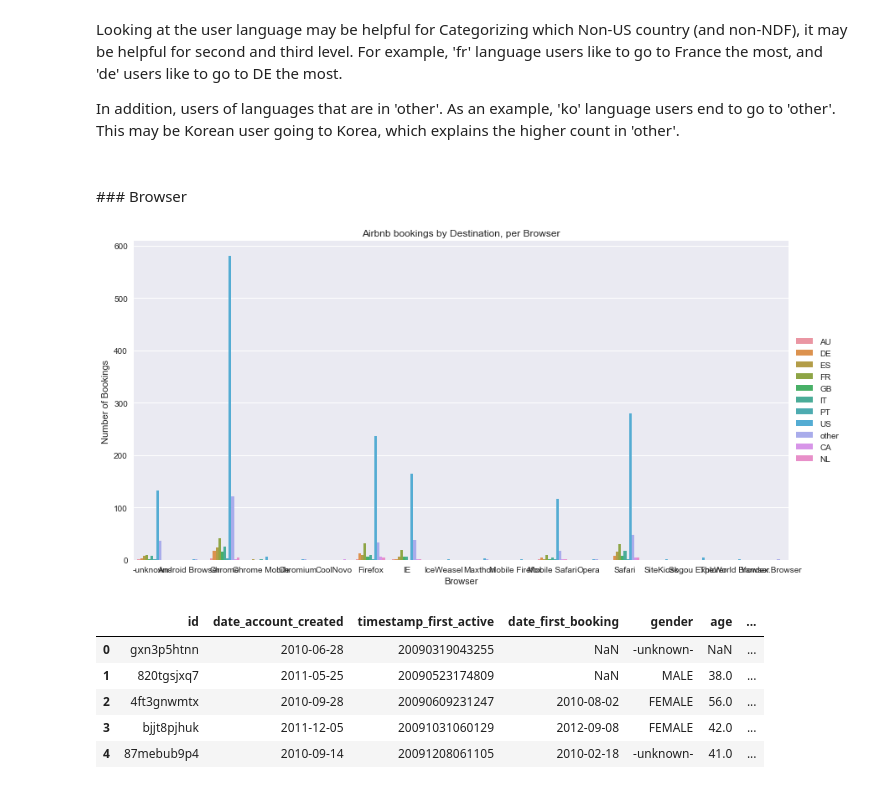
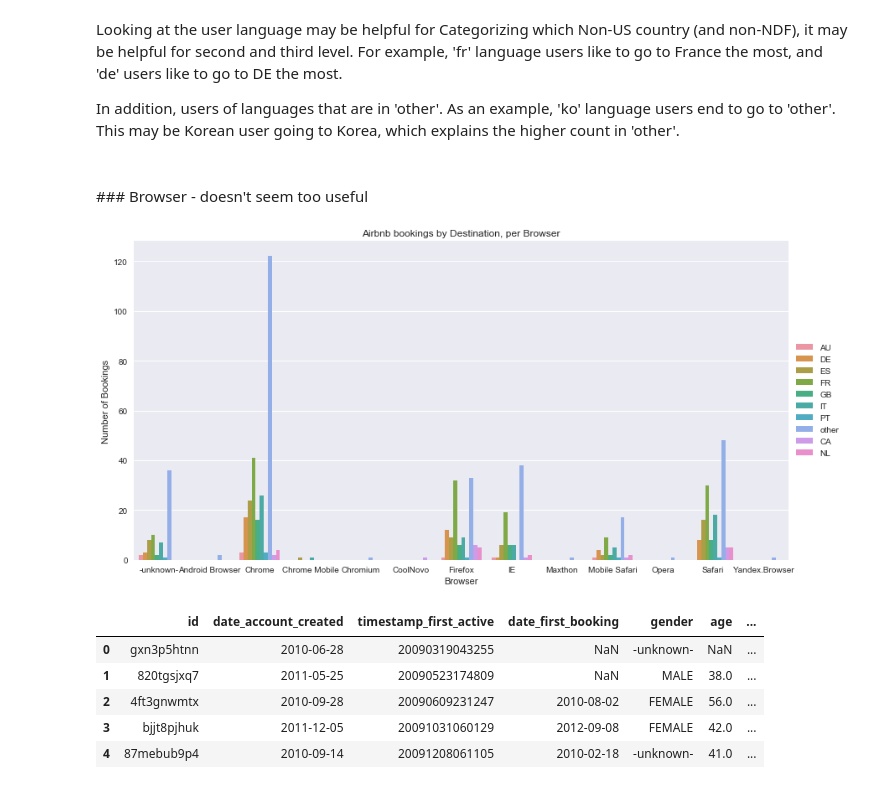
Before and after one commit to bhedayat/258-Assignment-2, a Jupyter notebook: DataExploration/DataExploration_a3rao.ipynb, the cells around one changed output. Saved outputs shown, nothing was run; the diff lists cells and outputs as text; code cells hidden in the pictures.

Commit message:
browsers, signup-method, etc.

```diff
--- a/DataExploration/DataExploration_a3rao.ipynb
+++ b/DataExploration/DataExploration_a3rao.ipynb
@@ -218,23 +230,23 @@ Looking at the user language may be helpful for Categorizing which Non-US countr
 In addition, users of languages that are in 'other'. As an example, 'ko' language users end to go to 'other'. This may be Korean user going to Korea, which explains the higher count in 'other'.
 # %% [markdown]
 <br/>
-###  Browser
+###  Browser - doesn't seem too useful
 # %%
 # Language check for NDF
 train_users_Non_EN = train_users[train_users['language'] != 'en']
-#train_users_Non_EN = train_users_Non_EN[train_users_Non_EN['country_destination'] != 'US']
+train_users_Non_EN = train_users_Non_EN[train_users_Non_EN['country_destination'] != 'US']
 train_users_Non_EN = train_users_Non_EN[train_users_Non_EN['country_destination'] != 'NDF']
 
 plt.rcParams['figure.figsize'] = (14.0, 7.0)
 signupDest = pd.DataFrame({'count' : train_users_Non_EN.groupby(['first_browser','country_destination'])['unit'].count()}).reset_index()
 sns.barplot(x=signupDest['first_browser'], y=signupDest['count'], hue=signupDest["country_destination"])
 plt.title('Airbnb bookings by Destination, per Browser')
 plt.xlabel('Browser')
 plt.ylabel('Number of Bookings')
 plt.legend(loc='center left', bbox_to_anchor=(1, 0.5))
 sns.despine()
 # %% [output]
-[figure, old version]
+[figure, new version]
 # %%
 train_users.head()
 # %% [output]
```
Also changed, not shown: parts of 14 cells of this notebook.
